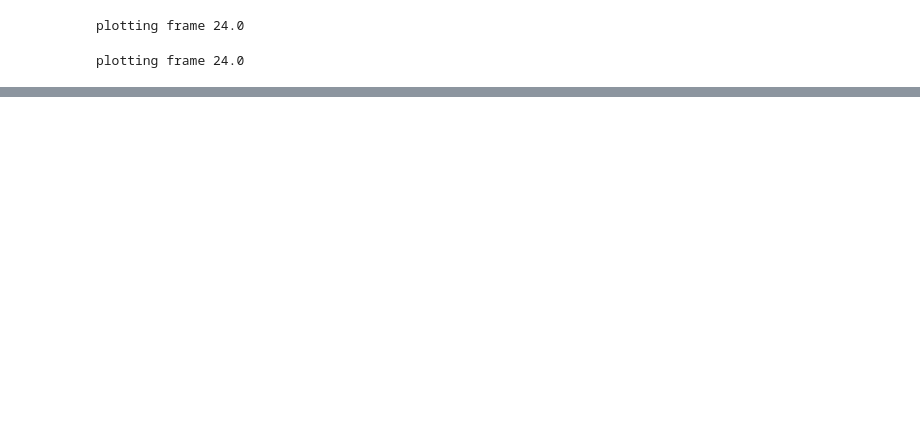
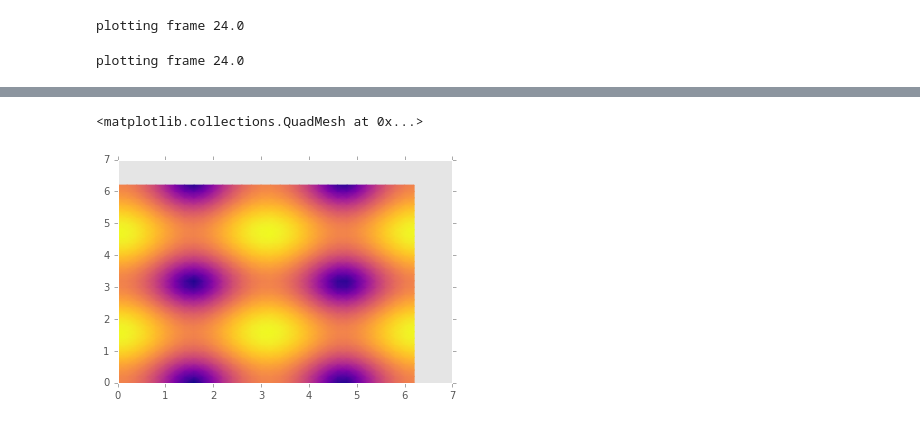
Before and after one commit to amichaut/track_analysis, a Jupyter notebook: analyze_traj.ipynb, the cells around one changed output, grey strips where cells are left out. Saved outputs shown, nothing was run; the diff lists cells and outputs as text; code cells hidden in the pictures; blank space fills up the shorter version.

```diff
--- a/analyze_traj.ipynb
+++ b/analyze_traj.ipynb
@@ -1,21 +0,0 @@
-# %%
-# coding: utf-8
-
-from pylab import *
-import pandas as pd
-import skimage
-from skimage import io
-from skimage import draw as dr
-import os.path as osp
-import os
-import scipy.interpolate as sci
-import sys
-import pickle
-# Enable inline plotting
-%matplotlib inline
-plt.style.use('ggplot') # Make the graphs a bit prettier
-# figsize(15, 5)
-pd.set_option("display.max_columns",60)
-#pd.options.display.max_columns
-
-color_list=[c['color'] for c in list(plt.rcParams['axes.prop_cycle'])]
@@ -330,0 +124,6 @@ AttributeError: 'ListedColormap' object has no attribute 'set_clim'
+# %%
+X, Y = np.meshgrid(np.arange(0, 2 * np.pi, .2), np.arange(0, 2 * np.pi, .2))
+U = np.cos(X)
+V = np.sin(Y)
+M = np.hypot(U, V)
+print Y
@@ -330,0 +138,7 @@ AttributeError: 'ListedColormap' object has no attribute 'set_clim'
+# %%
+fig=figure()
+ax=gca()
+ax.pcolormesh(X,Y,M,cmap=cm.plasma,shading='gouraud',alpha=1)
+# %% [output]
+<matplotlib.collections.QuadMesh at 0x...>
+[figure, added]
```
Also changed, not shown: parts of 19 cells of this notebook, 1 other file.
